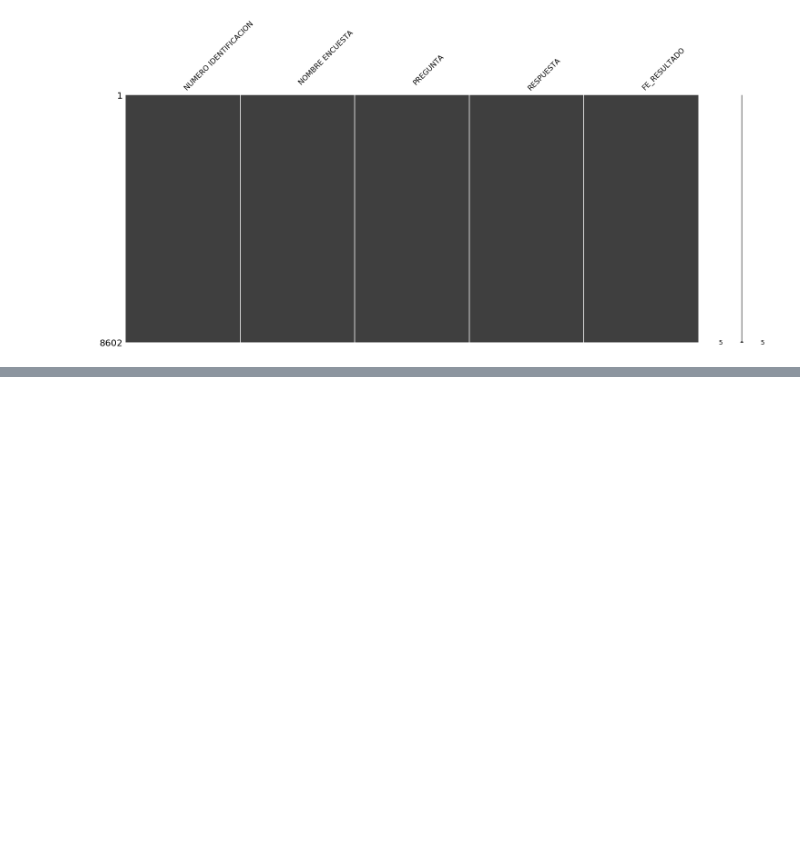
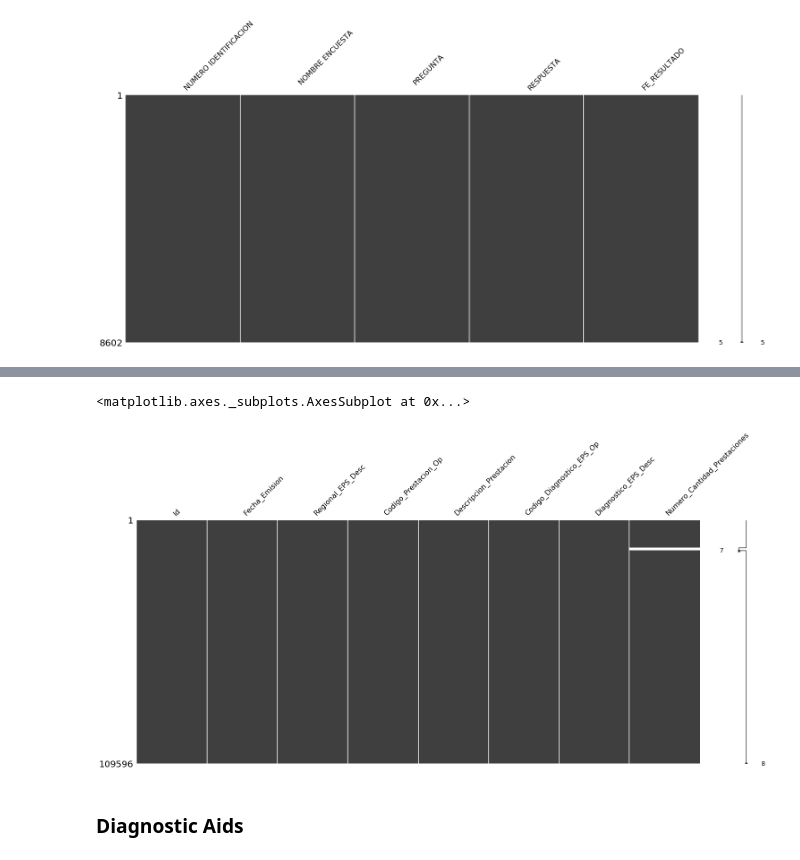
Before and after one commit to DS4A-T22/exploratory_data_analysis, a Jupyter notebook: EDA-01.ipynb, the cells around one changed output, grey strips where cells are left out. Cells and saved outputs as stored; diff of their text form; code cells hidden in the pictures; blank space fills up the shorter version.

```diff
--- a/EDA-01.ipynb
+++ b/EDA-01.ipynb
@@ -322,0 +367,7 @@ msno.matrix(act_disag)
+# %%
+msno.matrix(medicines)
+# %% [output]
+<matplotlib.axes._subplots.AxesSubplot at 0x...>
+[figure, added]
+# %% [markdown]
+### Diagnostic Aids
```
Also changed, not shown: parts of 45 cells of this notebook.
